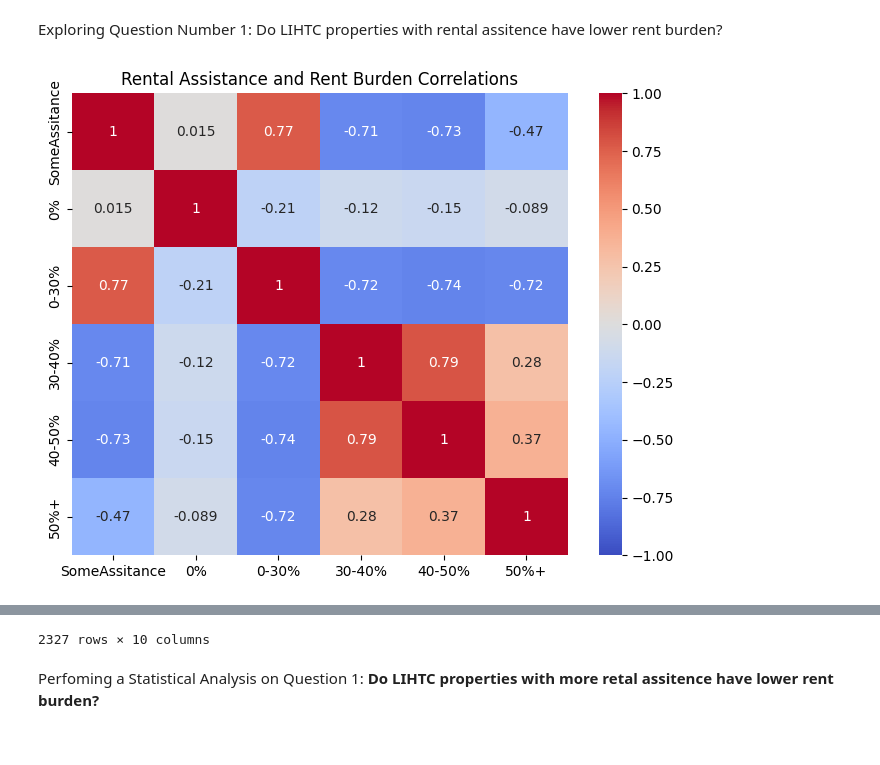
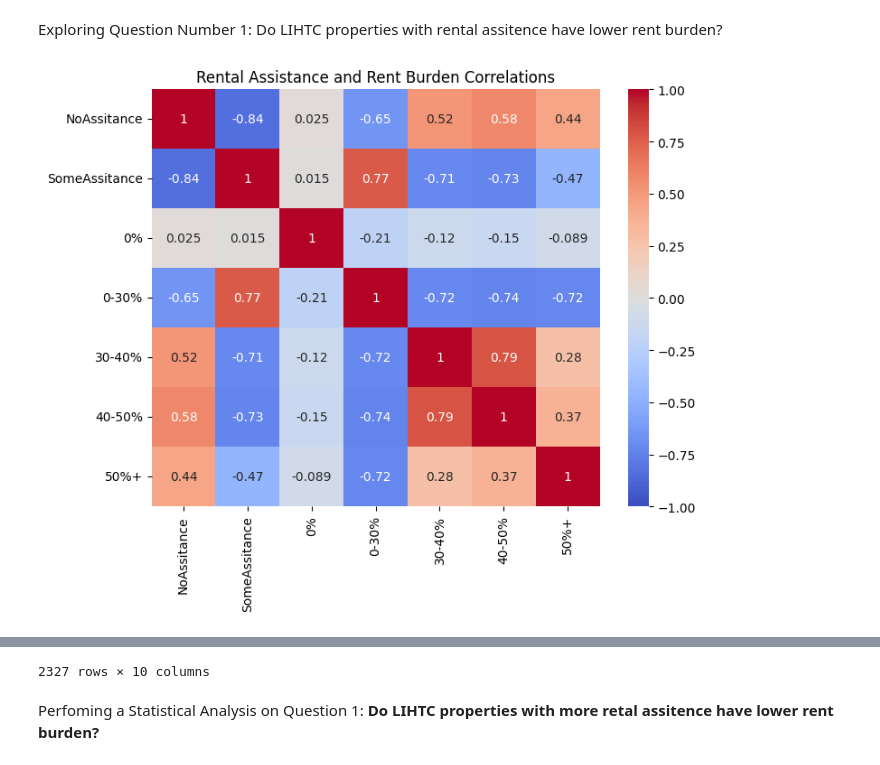
Before and after one commit to bitriagaleonela40-cmd/housing-research, a Jupyter notebook: Housing.ipynb, the cells around one changed output, grey strips where cells are left out. Cells and saved outputs as stored; diff of their text form; code cells hidden in the pictures.

```diff
--- a/Housing.ipynb
+++ b/Housing.ipynb
@@ -347,34 +347,35 @@ Question_one = Question_one.rename(columns={"UNITS_INC_RNT_0_30_PCT": "0-30%"})
 Question_one = Question_one.rename(columns={"UNITS_INC_RNT_30_40_PCT": "30-40%"})
 Question_one = Question_one.rename(columns={"UNITS_INC_RNT_40_50_PCT": "40-50%"})
 Question_one = Question_one.rename(columns={"UNITS_INC_RNT_GRT_50_PCT": "50%+"})
 
 
 #Drop null values
 for col in ['state', 'propertyname', 'city', 'NoAssitance', 'SomeAssitance', '0%', '0-30%','30-40%', '40-50%', '50%+']:
   Question_one[col] = Question_one[col].replace(-4, np.nan)
 
 Question_one = Question_one.dropna(axis = 0, how = 'any', subset = None)
 
 #Data visualisation
 cols = [
+    'NoAssitance',
     'SomeAssitance',
     '0%',
     '0-30%',
     '30-40%',
     '40-50%',
     '50%+'
 ]
 
 corr = Question_one[cols].corr()
 
 plt.figure(figsize=(8,6))
 sns.heatmap(corr, annot=True, cmap='coolwarm', vmin=-1, vmax=1)
 
 plt.title("Rental Assistance and Rent Burden Correlations")
 plt.show()
 Question_one
 # %% [output]
-[figure, old version]
+[figure, new version]
 |  | state | propertyname | city | NoAssitance | SomeAssitance | 0% | 0-30% | 30-40% | 40-50% | ... |
 | 26 | AL | AHEPA 310 APARTMENTS | MOBILE | 0.0 | 100.0 | 0.000000 | 100.000000 | 0.0 | 0.0 | ... |
 | 41 | AL | APARTMENTS AT RUSSEL ERSKINE FKA ... | HUNTSVILLE | 0.0 | 100.0 | 0.000000 | 100.000000 | 0.0 | 0.0 | ... |
```
